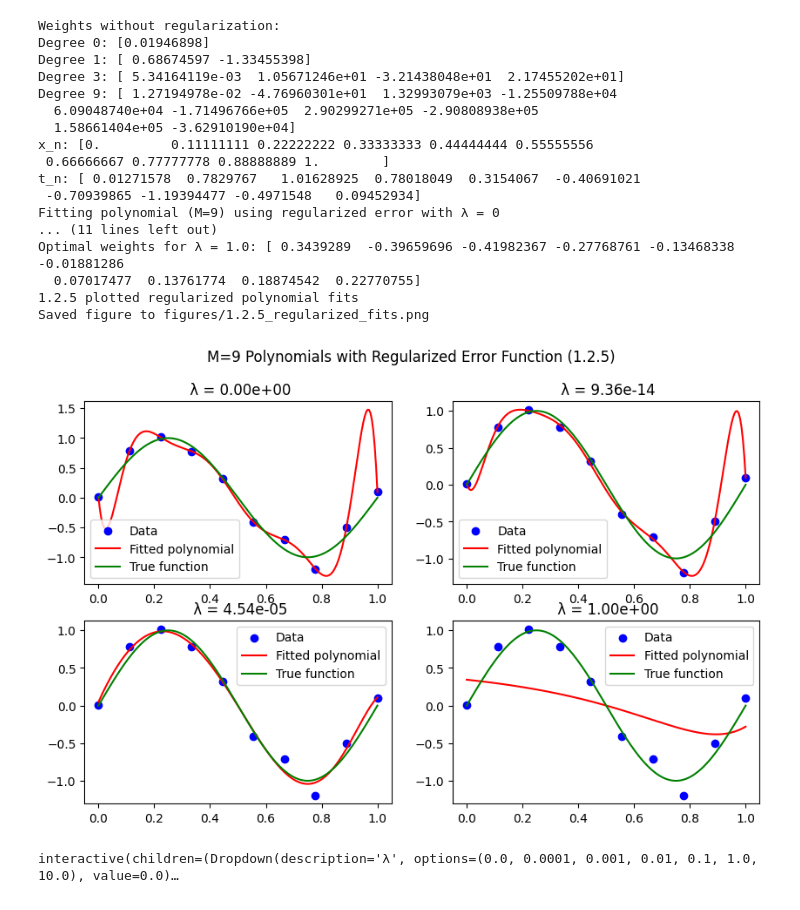
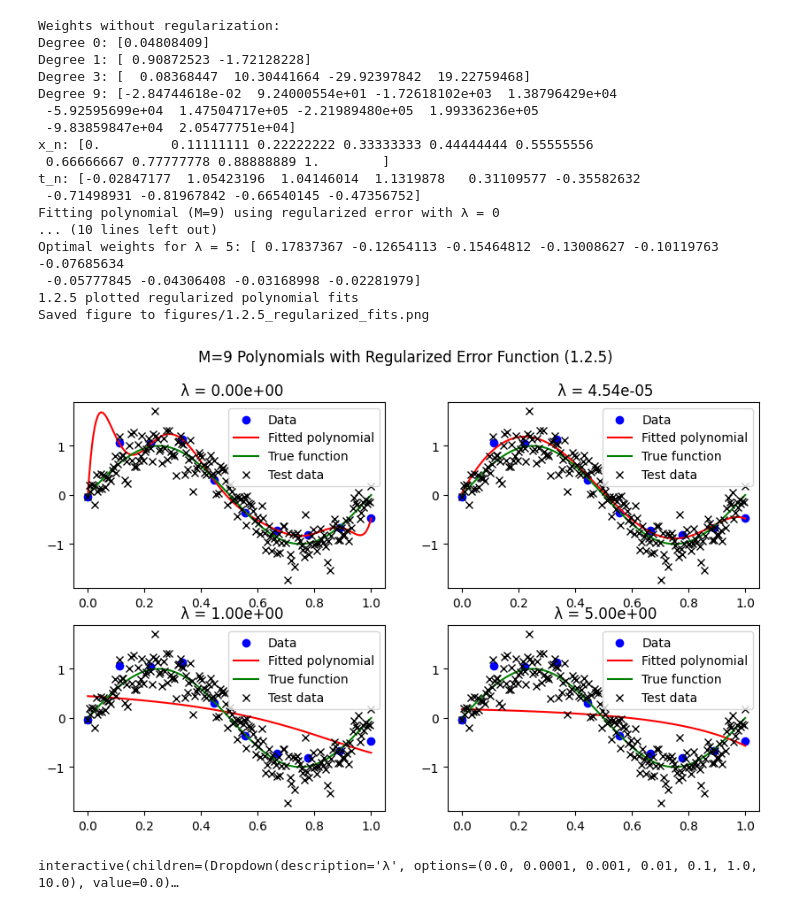
Before and after one commit to adityaswamii/deep-learning-for-cv, a Jupyter notebook: chapter_1/1.2-polynomial-fitting.ipynb, the cells around one changed output. Saved outputs shown, nothing was run; the diff lists cells and outputs as text; code cells hidden in the pictures.

```diff
--- a/chapter_1/1.2-polynomial-fitting.ipynb
+++ b/chapter_1/1.2-polynomial-fitting.ipynb
@@ -21,7 +21,7 @@ N=10 # number of data points
 x_n = np.linspace(0, 1, N) # input values
 print(x_n)
 t_n = np.sin(2 * np.pi * x_n) # target values computed by function sin(2πx)
-t_n += np.random.normal(0, 0.1, N) # adding gaussian noise
+t_n += np.random.normal(0, 0.2, N) # adding gaussian noise
 print(t_n)
 # plotting the data
 plt.figure(figsize=(10, 6))
@@ -353,49 +353,50 @@ def minimize_error_function_reg(M, lam, x_n, t_n):
 # Plotting M=9 polynomial with different lambda values for regularization
 print(f"x_n: {x_n}")
 print(f"t_n: {t_n}")
-lam_values = sorted([np.exp(-30), np.exp(-10), np.exp(0), 0])  # lambda values
+lam_values = sorted([5, np.exp(-10), np.exp(0), 0])  # lambda values
 plt.figure(figsize=(10, 6))
 for i, lam in enumerate(lam_values):
     print(f'Fitting polynomial (M=9) using regularized error with λ = {lam}')
     # w_0 = np.zeros(10)  # initial guess for weights for M=9
     # result = minimize(E_reg, w_0, args=(lam,))  # minimize regularized error function
     # w_star = result.x
     w_star = minimize_error_function_reg(M=9, lam=lam, x_n=x_n, t_n=t_n)
     # w_star = gradient_descent_reg(M=9, lam=lam)
     print(f'Optimal weights for λ = {lam}: {w_star}')
     x_grid = np.linspace(0, 1, 200)
     y_grid = y(x_grid, w_star)
     plt.subplot(2, 2, i + 1)
     plt.scatter(x_n, t_n, color='blue', label='Data')
     plt.plot(x_grid, y_grid, color='red', label='Fitted polynomial')
     plt.plot(x_grid, np.sin(2 * np.pi * x_grid), color='green', label='True function')
+    plt.plot(x_n_test, t_n_test, 'kx', label='Test data')
     plt.title(f' λ = {lam:.2e}')
     plt.legend()
 plt.suptitle('M=9 Polynomials with Regularized Error Function (1.2.5)')
 print('1.2.5 plotted regularized polynomial fits')
 plt.savefig('../figures/1.2.5_regularized_fits.png', dpi=150, bbox_inches='tight')
 print('Saved figure to figures/1.2.5_regularized_fits.png')
 plt.show()
 plt.close()
 # %% [output]
 Weights without regularization:
-Degree 0: [0.01946898]
-Degree 1: [ 0.68674597 -1.33455398]
-Degree 3: [ 5.34164119e-03  1.05671246e+01 -3.21438048e+01  2.17455202e+01]
-Degree 9: [ 1.27194978e-02 -4.76960301e+01  1.32993079e+03 -1.25509788e+04
-  6.09048740e+04 -1.71496766e+05  2.90299271e+05 -2.90808938e+05
-  1.58661404e+05 -3.62910190e+04]
+Degree 0: [0.04808409]
+Degree 1: [ 0.90872523 -1.72128228]
+Degree 3: [  0.08368447  10.30441664 -29.92397842  19.22759468]
+Degree 9: [-2.84744618e-02  9.24000554e+01 -1.72618102e+03  1.38796429e+04
+ -5.92595699e+04  1.47504717e+05 -2.21989480e+05  1.99336236e+05
+ -9.83859847e+04  2.05477751e+04]
 x_n: [0.         0.11111111 0.22222222 0.33333333 0.44444444 0.55555556
  0.66666667 0.77777778 0.88888889 1.        ]
-t_n: [ 0.01271578  0.7829767   1.01628925  0.78018049  0.3154067  -0.40691021
- -0.70939865 -1.19394477 -0.4971548   0.09452934]
+t_n: [-0.02847177  1.05423196  1.04146014  1.1319878   0.31109577 -0.35582632
+ -0.71498931 -0.81967842 -0.66540145 -0.47356752]
 Fitting polynomial (M=9) using regularized error with λ = 0
-... (11 lines left out)
-Optimal weights for λ = 1.0: [ 0.3439289  -0.39659696 -0.41982367 -0.27768761 -0.13468338 -0.01881286
-  0.07017477  0.13761774  0.18874542  0.22770755]
+... (10 lines left out)
+Optimal weights for λ = 5: [ 0.17837367 -0.12654113 -0.15464812 -0.13008627 -0.10119763 -0.07685634
+ -0.05777845 -0.04306408 -0.03168998 -0.02281979]
 1.2.5 plotted regularized polynomial fits
 Saved figure to figures/1.2.5_regularized_fits.png
-[figure, old version]
+[figure, new version]
 # %%
 # Showing training and test errors vs polynomial degree with regularization
 
```
Also changed, not shown: parts of 11 cells of this notebook, 20 other files.
